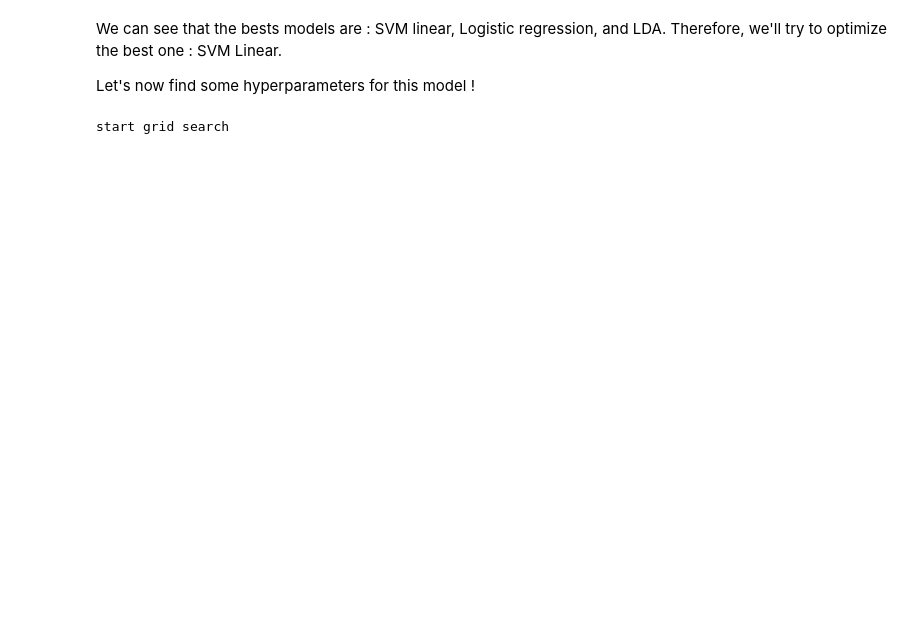
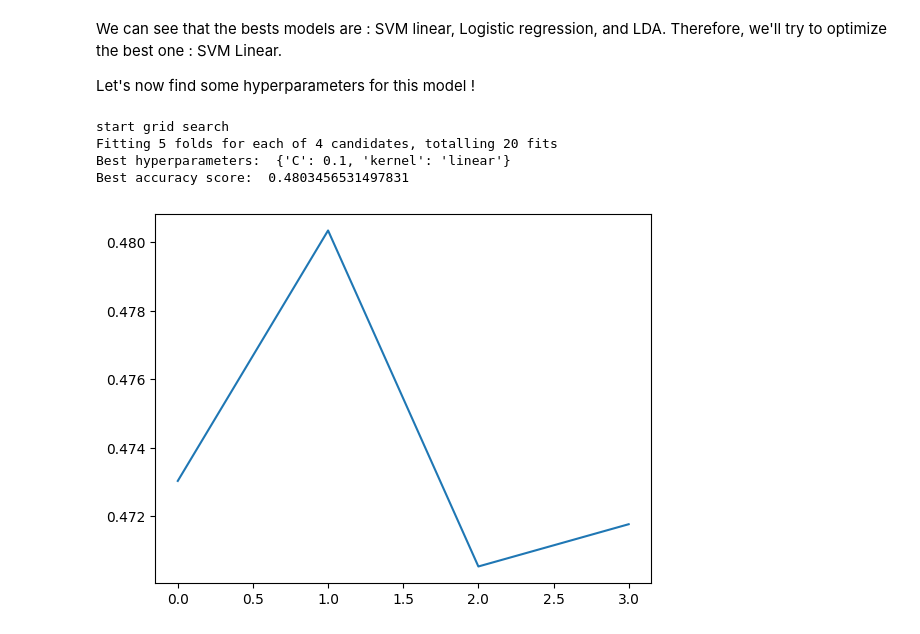
Before and after one commit to Nasotro/Projet, a Jupyter notebook: vrai_main.ipynb, the cells around one changed output. Saved outputs shown, nothing was run; the diff lists cells and outputs as text; code cells hidden in the pictures; blank space fills up the shorter version.

Commit message:
GridSearchCV

```diff
--- a/vrai_main.ipynb
+++ b/vrai_main.ipynb
@@ -185,22 +185,29 @@ Let's now find some hyperparameters for this model !
 # %%
 from sklearn.model_selection import GridSearchCV
 
-param_grid = {'C': [0.1, 1, 10], 'kernel': ['linear']}
+param_grid = {'C': [0.01, 0.1, 1, 2], 'kernel': ['linear']}
 
 model = SVC()
 
-grid_search = GridSearchCV(estimator = model, param_grid=param_grid, cv=5, scoring='accuracy',  n_jobs=-1, verbose=3)
+grid_search = GridSearchCV(estimator = model, param_grid=param_grid, cv=5, scoring='accuracy',  n_jobs=-1, verbose=2)
 
 data_for_grid = data.drop(columns=['date'])
-train_df, val_df = train_test_split(data_for_grid, test_size=0.1, random_state=42)
+train_df, val_df = train_test_split(data_for_grid, test_size=0.2, random_state=42)
 X = val_df.drop(columns=['results'])
 y = val_df[['results']]
 # print(X)
 print("start grid search")
 grid_search.fit(X, y)
 
+plt.plot(grid_search.cv_results_['mean_test_score'])
+
+
 # print the best hyperparameters and the corresponding accuracy score
 print("Best hyperparameters: ", grid_search.best_params_)
 print("Best accuracy score: ", grid_search.best_score_)
 # %% [output]
 start grid search
+Fitting 5 folds for each of 4 candidates, totalling 20 fits
+Best hyperparameters:  {'C': 0.1, 'kernel': 'linear'}
+Best accuracy score:  0.4803456531497831
+[figure, added]
```
Also changed, not shown: parts of 2 cells of this notebook.
